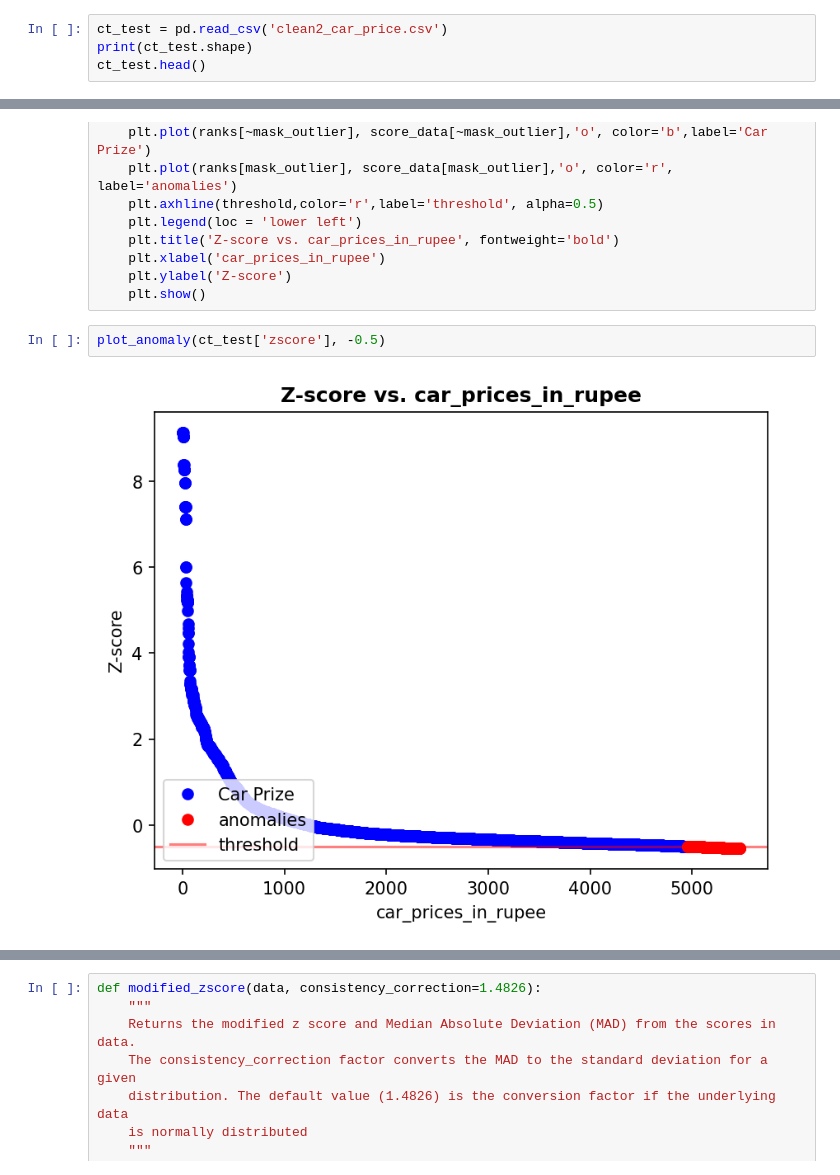
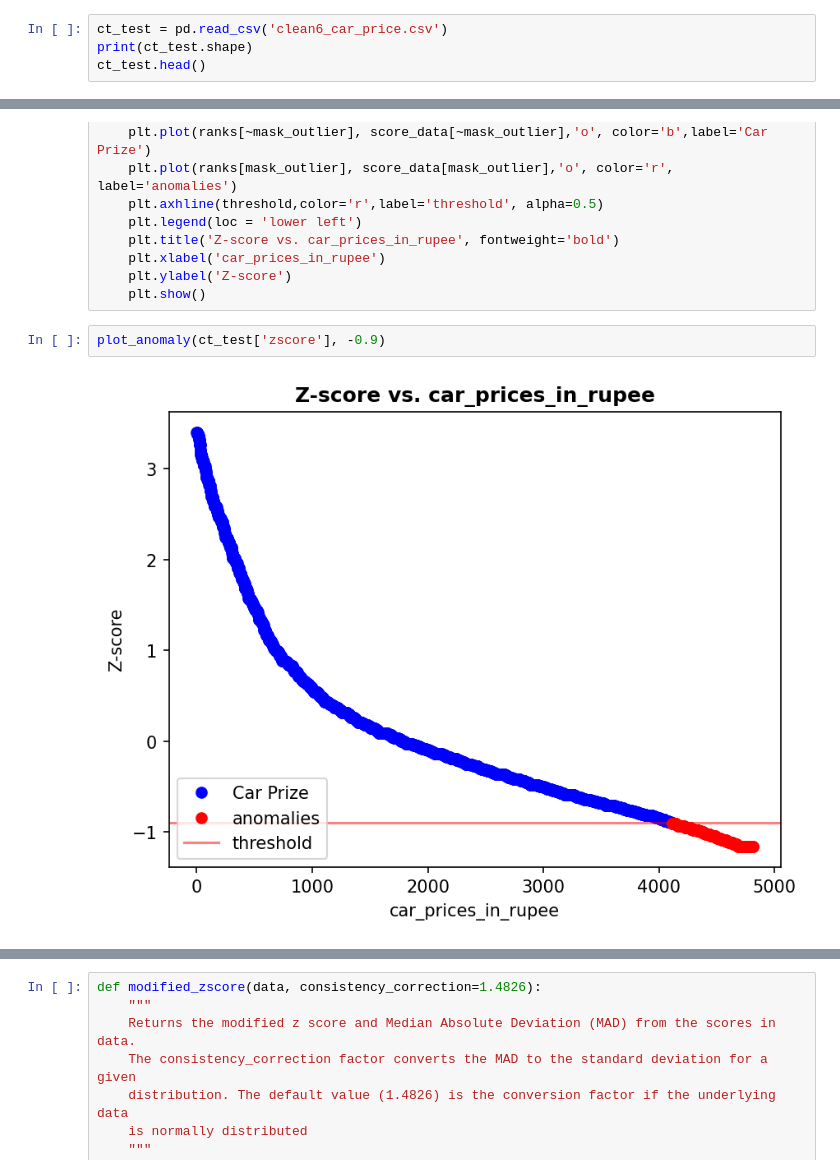
Before and after one commit to Saurabh-Rana17/Python-DSPL, a Jupyter notebook: self/exp4.ipynb, the cells around one changed output, grey strips where cells are left out. Saved outputs shown, nothing was run; the diff lists cells and outputs as text.

```diff
--- a/self/exp4.ipynb
+++ b/self/exp4.ipynb
@@ -10,7 +13,7 @@ import matplotlib.pyplot as plt
 import pandas as pd
 import random
 # %%
-ct_test = pd.read_csv('clean2_car_price.csv')
+ct_test = pd.read_csv('clean6_car_price.csv')
 print(ct_test.shape)
 ct_test.head()
 # %% [output]
@@ -62,9 +65,9 @@ def plot_anomaly(score_data, threshold):
     plt.ylabel('Z-score')
     plt.show()
 # %%
-plot_anomaly(ct_test['zscore'], -0.5)
+plot_anomaly(ct_test['zscore'], -0.9)
 # %% [output]
-[figure, old version]
+[figure, new version]
 # %%
 zscore_anomalies = ct_test[(ct_test['zscore'] < -0.5)]
 zscore_anomalies
```
Also changed, not shown: parts of 11 cells of this notebook, 12 other files.
